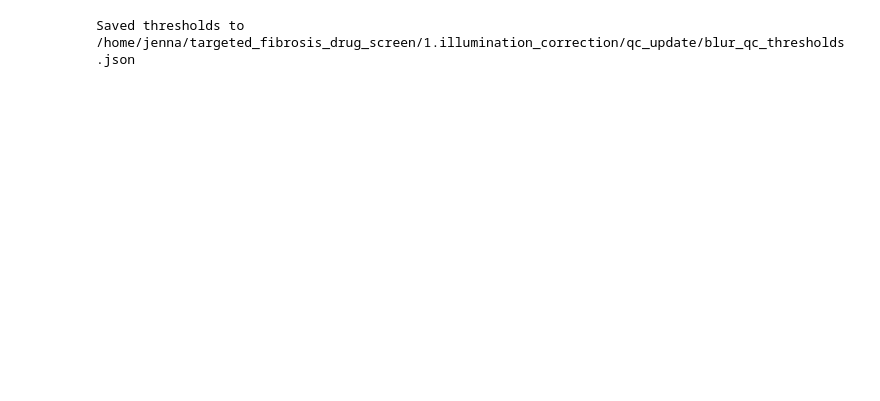
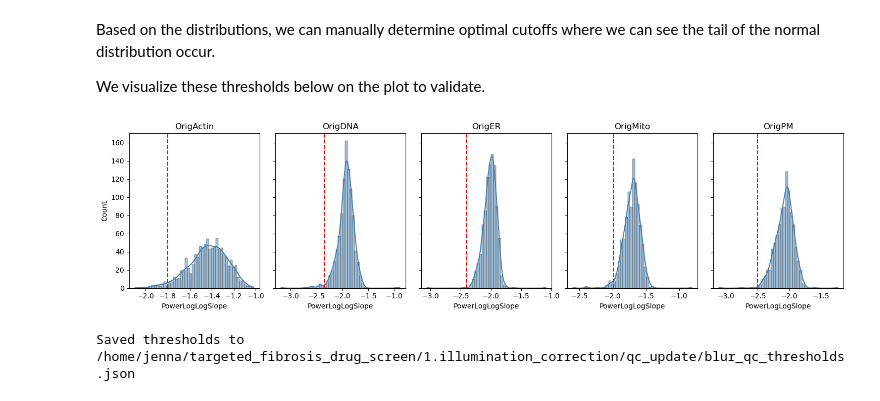
Before and after one commit to WayScience/targeted_fibrosis_drug_screen, a Jupyter notebook: 1.illumination_correction/qc_update/0.rerun_qc_metrics.ipynb, the cells around one changed output. Saved outputs shown, nothing was run; the diff lists cells and outputs as text; code cells hidden in the pictures; blank space fills up the shorter version.

```diff
--- a/1.illumination_correction/qc_update/0.rerun_qc_metrics.ipynb
+++ b/1.illumination_correction/qc_update/0.rerun_qc_metrics.ipynb
@@ -50,3 +41,30 @@ OrigPM: -2.4309820530015642
+# %% [markdown]
+Based on the distributions, we can manually determine optimal cutoffs where we can see the tail of the normal distribution occur.
+
+We visualize these thresholds below on the plot to validate.
+# %%
+# Plot the distribution of PowerLogLogSlope for each channel to visualize where to cut off blurry images
+blur_thresholds = {
+    "OrigActin": -1.8,
+    "OrigDNA": -2.35,
+    "OrigER": -2.4,
+    "OrigMito": -1.98,
+    "OrigPM": -2.5,
+}
+
+fig, axes = plt.subplots(1, len(channels), figsize=(15, 4), sharey=True)
+
+for ax, channel in zip(axes, channels):
+    col = f"ImageQuality_PowerLogLogSlope_{channel}"
+    sns.histplot(qc_df[col], bins=50, kde=True, ax=ax, color="steelblue")
+    ax.axvline(blur_thresholds[channel], color="red", linestyle="--", linewidth=1.5)
+    ax.set_title(channel)
+    ax.set_xlabel("PowerLogLogSlope")
+
+plt.tight_layout()
+plt.show()
+# %% [output]
+[figure, added]
 # %%
 # Save thresholds as JSON
 output_path = pathlib.Path("blur_qc_thresholds.json")
```
Also changed, not shown: parts of 4 cells of this notebook, 14 other files.
